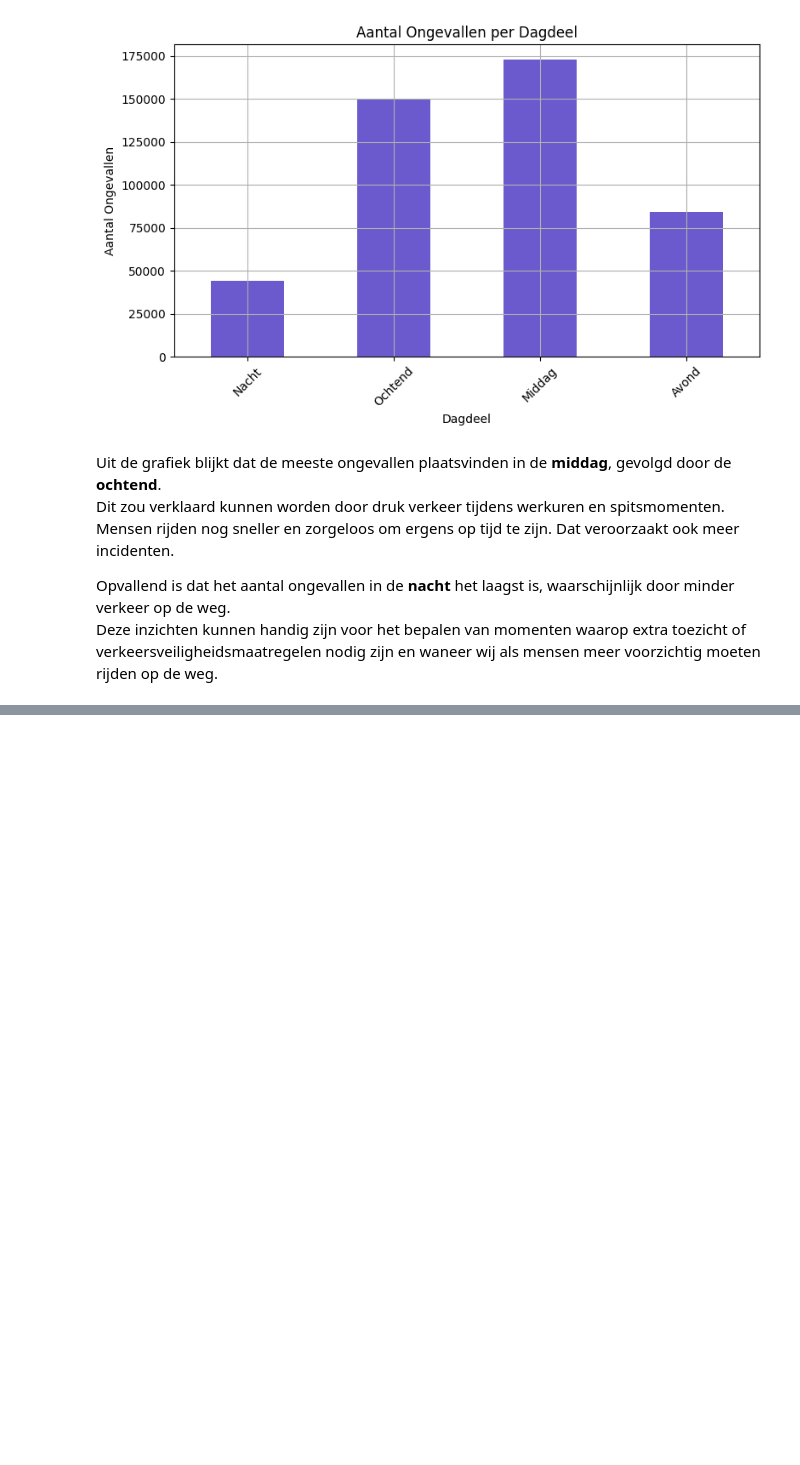
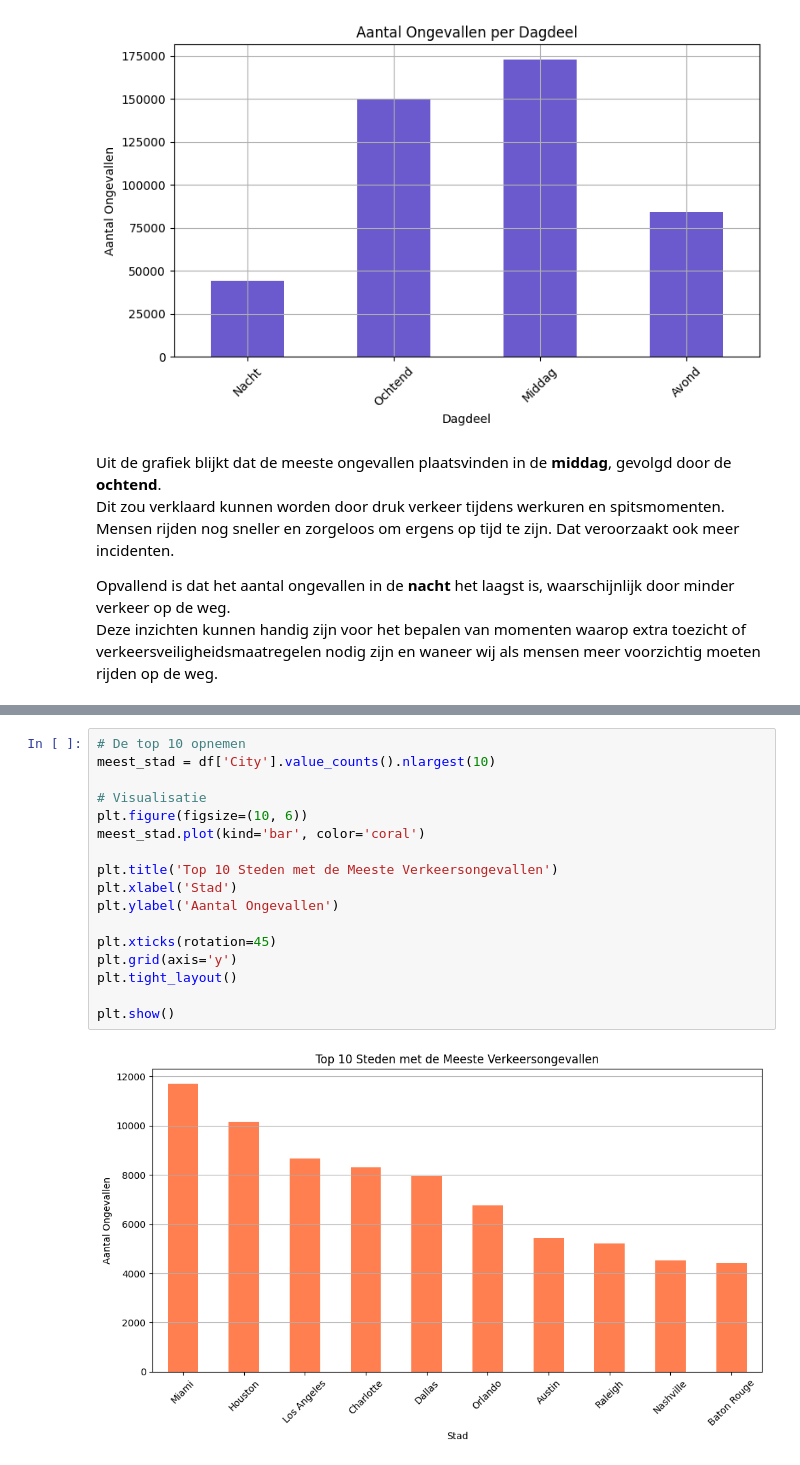
Before and after one commit to inalbekir/Portfolio, a Jupyter notebook: main.ipynb, the cells around one changed output, grey strips where cells are left out. Cells and saved outputs as stored; diff of their text form; blank space fills up the shorter version.

Commit message:
Top 10 steden met de meeste verkeersongevallen visualiseerd

```diff
--- a/main.ipynb
+++ b/main.ipynb
@@ -447,0 +456,19 @@ Deze inzichten kunnen handig zijn voor het bepalen van momenten waarop extra toe
+# %%
+# De top 10 opnemen
+meest_stad = df['City'].value_counts().nlargest(10)
+
+# Visualisatie
+plt.figure(figsize=(10, 6))
+meest_stad.plot(kind='bar', color='coral')
+
+plt.title('Top 10 Steden met de Meeste Verkeersongevallen')
+plt.xlabel('Stad')
+plt.ylabel('Aantal Ongevallen')
+
+plt.xticks(rotation=45)
+plt.grid(axis='y')
+plt.tight_layout()
+
+plt.show()
+# %% [output]
+[figure, added]
```
Also changed, not shown: parts of 3 cells of this notebook.
